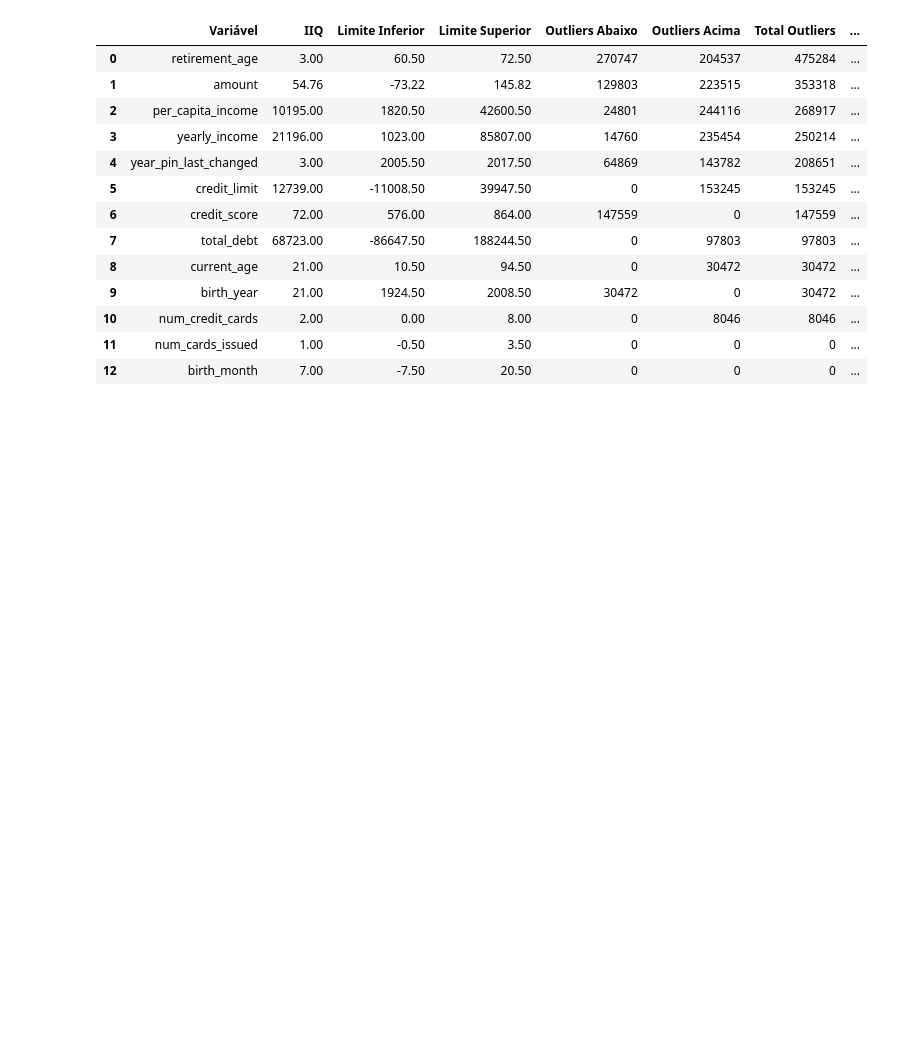
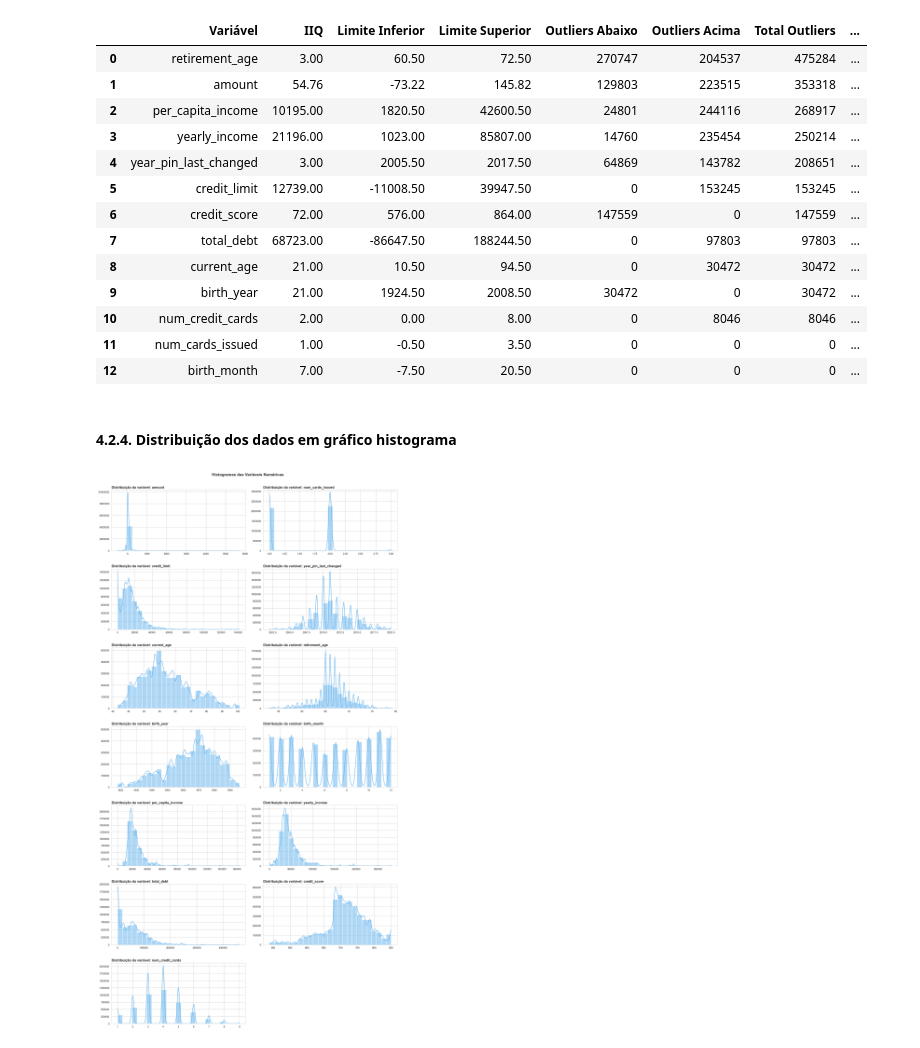
Before and after one commit to emso-exe/Deteccao_de_fraude_em_transacoes_financeiras, a Jupyter notebook: 001_analise_exploratoria.ipynb, the cells around one changed output. Saved outputs shown, nothing was run; the diff lists cells and outputs as text; code cells hidden in the pictures; blank space fills up the shorter version.

Commit message:
feat: Geração do gráficos de análise de distribuição dos dados.

```diff
--- a/001_analise_exploratoria.ipynb
+++ b/001_analise_exploratoria.ipynb
@@ -492,3 +492,5 @@ Resumo dos Outliers por Variável (ordenado por maior %)
 | 10 | num_credit_cards | 2.00 | 0.00 | 8.00 | 0 | 8046 | 8046 | ... |
 | 11 | num_cards_issued | 1.00 | -0.50 | 3.50 | 0 | 0 | 0 | ... |
 | 12 | birth_month | 7.00 | -7.50 | 20.50 | 0 | 0 | 0 | ... |
+# %% [markdown]
+#### 4.2.4. Distribuição dos dados em gráfico histograma
@@ -494,0 +557,6 @@ Resumo dos Outliers por Variável (ordenado por maior %)
+# %%
+# Chamada da função para geração dos histogramas
+
+gerar_graficos_histogramas(df_train_val, colunas_excluir)
+# %% [output]
+[figure, added]
```
Also changed, not shown: parts of 5 cells of this notebook.
